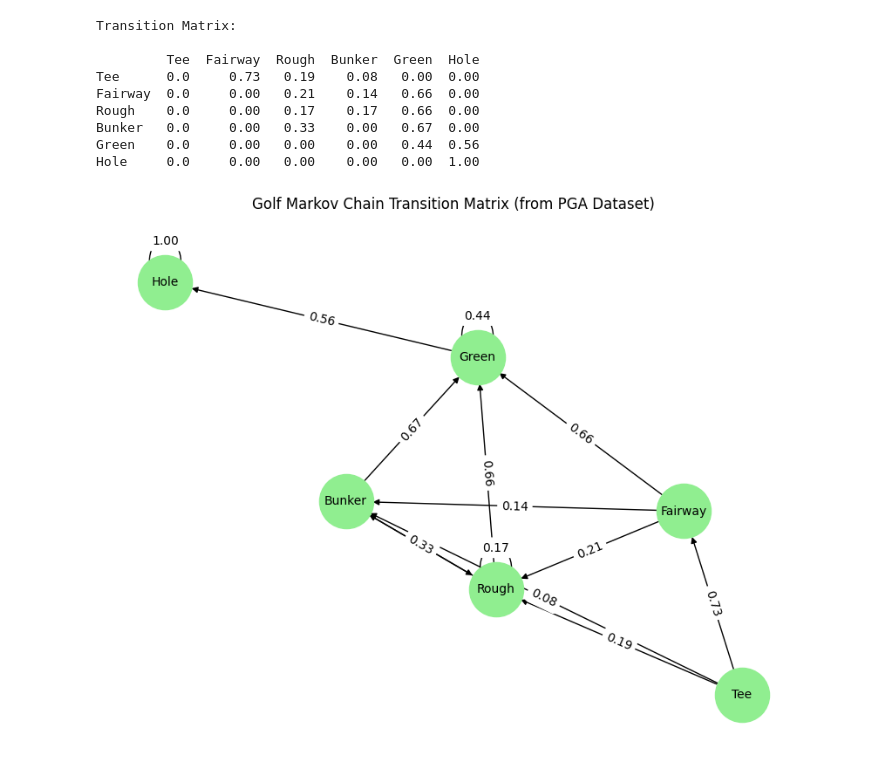
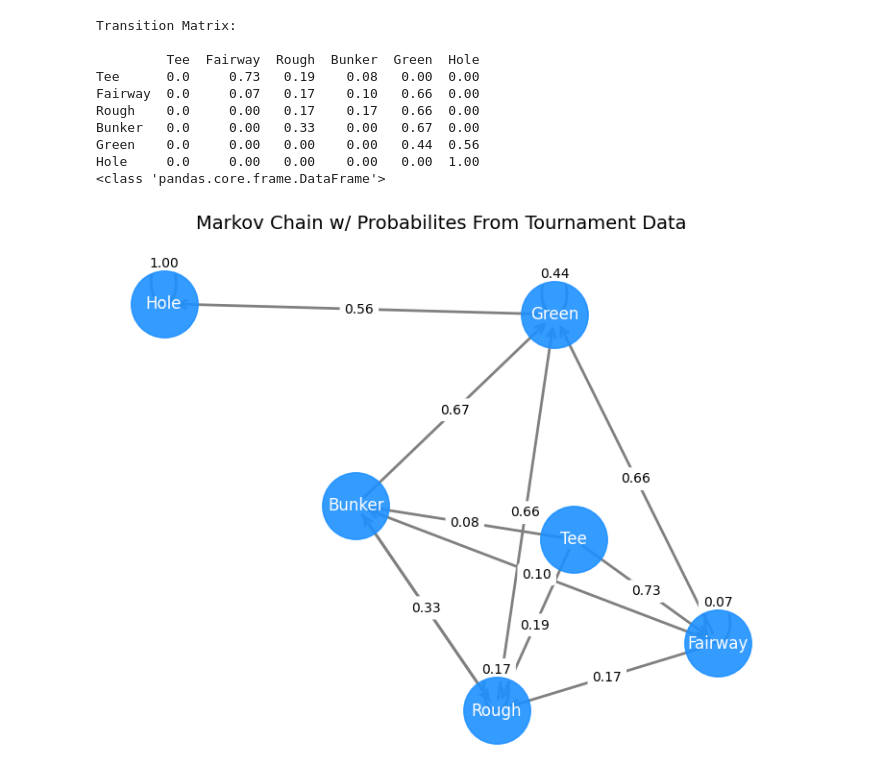
Before and after one commit to ericaking1/golfanalytics, a Jupyter notebook: transition_prob.ipynb, the cells around one changed output. Cells and saved outputs as stored; diff of their text form; code cells hidden in the pictures.

```diff
--- a/transition_prob.ipynb
+++ b/transition_prob.ipynb
@@ -46,9 +39,12 @@ transition_matrix.loc["Tee", "Rough"]   = (1 - p_tee_fairway) * 0.7
 transition_matrix.loc["Tee", "Bunker"]  = (1 - p_tee_fairway) * 0.3
 
 # Fairway
-transition_matrix.loc["Fairway", "Green"] = p_fairway_green
-transition_matrix.loc["Fairway", "Rough"] = (1 - p_fairway_green) * 0.6
-transition_matrix.loc["Fairway", "Bunker"]= (1 - p_fairway_green) * 0.4
+# Fairway transitions
+transition_matrix.loc["Fairway", "Green"]   = p_fairway_green
+transition_matrix.loc["Fairway", "Rough"]   = (1 - p_fairway_green) * 0.5
+transition_matrix.loc["Fairway", "Bunker"]  = (1 - p_fairway_green) * 0.3
+transition_matrix.loc["Fairway", "Fairway"] = (1 - p_fairway_green) * 0.2
+
 
 # Rough
 transition_matrix.loc["Rough", "Green"]  = p_rough_green
@@ -59,6 +55,7 @@ transition_matrix.loc["Rough", "Bunker"] = (1 - p_rough_green) * 0.5
 transition_matrix.loc["Bunker", "Green"] = p_bunker_green
 transition_matrix.loc["Bunker", "Rough"] = 1 - p_bunker_green
 
+
 # Green
 transition_matrix.loc["Green", "Hole"]  = p_green_hole
 transition_matrix.loc["Green", "Green"] = 1 - p_green_hole
@@ -68,32 +65,84 @@ transition_matrix.loc["Hole", "Hole"] = 1.0
 
 print("Transition Matrix:\n")
 print(transition_matrix.round(2))
+print(type(transition_matrix))
 # %% [output]
 Transition Matrix:
 
          Tee  Fairway  Rough  Bunker  Green  Hole
 Tee      0.0     0.73   0.19    0.08   0.00  0.00
-Fairway  0.0     0.00   0.21    0.14   0.66  0.00
+Fairway  0.0     0.07   0.17    0.10   0.66  0.00
 Rough    0.0     0.00   0.17    0.17   0.66  0.00
 Bunker   0.0     0.00   0.33    0.00   0.67  0.00
 Green    0.0     0.00   0.00    0.00   0.44  0.56
 Hole     0.0     0.00   0.00    0.00   0.00  1.00
+<class 'pandas.core.frame.DataFrame'>
 # %%
 import networkx as nx
 
+# Build graph
 G = nx.DiGraph()
 for i in states:
     for j in states:
         p = transition_matrix.loc[i, j]
         if p > 0:
             G.add_edge(i, j, weight=p)
 
-pos = nx.spring_layout(G, seed=42)
-plt.figure(figsize=(8,6))
-nx.draw(G, pos, with_labels=True, node_color="lightgreen", node_size=2000, font_size=10)
+pos = nx.spring_layout(G, seed=42, k=1.2)
+
+plt.figure(figsize=(9,7))
+
+# Nodes
+nx.draw_networkx_nodes(
+    G, pos,
+    node_color="dodgerblue",
+    node_size=2500,
+    alpha=0.9
+)
+
+# Normal edges (exclude self-loops)
+normal_edges = [(u, v) for u, v in G.edges() if u != v]
+nx.draw_networkx_edges(
+    G, pos,
+    edgelist=normal_edges,
+    arrowstyle="->",
+    arrowsize=15,
+    edge_color="gray",
+    width=2,
+    connectionstyle="arc3,rad=0.0"  # straight edges
+)
+
+# Self-loops only
+self_loops = [(u, v) for u, v in G.edges() if u == v]
+nx.draw_networkx_edges(
+    G, pos,
+    edgelist=self_loops,
+    arrowstyle="->",
+    arrowsize=15,
+    edge_color="gray",
+    width=2,
+    connectionstyle="arc3,rad=0.35"  # bigger curve so it sits outside
+)
+
+# Labels
+nx.draw_networkx_labels(
+    G, pos,
+    font_size=12,
+    font_color="white"
+)
+
+# Edge labels
 labels = nx.get_edge_attributes(G, "weight")
-nx.draw_networkx_edge_labels(G, pos, edge_labels={k: f"{v:.2f}" for k, v in labels.items()})
-plt.title("Golf Markov Chain Transition Matrix (from PGA Dataset)")
+nx.draw_networkx_edge_labels(
+    G, pos,
+    edge_labels={k: f"{v:.2f}" for k, v in labels.items()},
+    font_size=10,
+    font_color="black",
+    rotate=False
+)
+
+plt.title("Markov Chain w/ Probabilites From Tournament Data", fontsize=14)
+plt.axis("off")
 plt.show()
 # %% [output]
-[figure, old version]
+[figure, new version]
```
Also changed, not shown: parts of 6 cells of this notebook, 1 other file.
